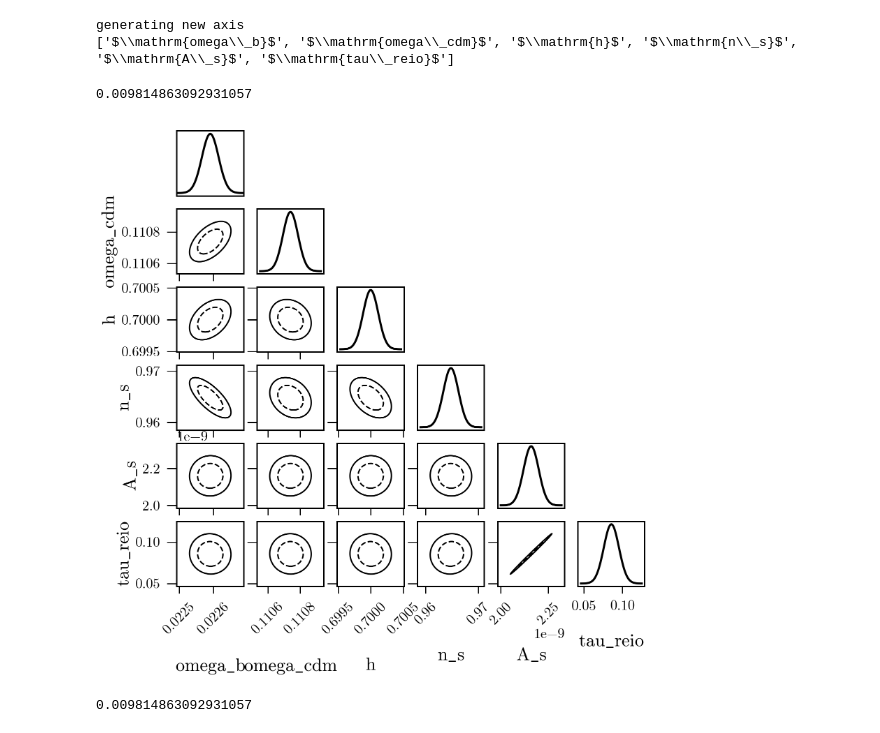
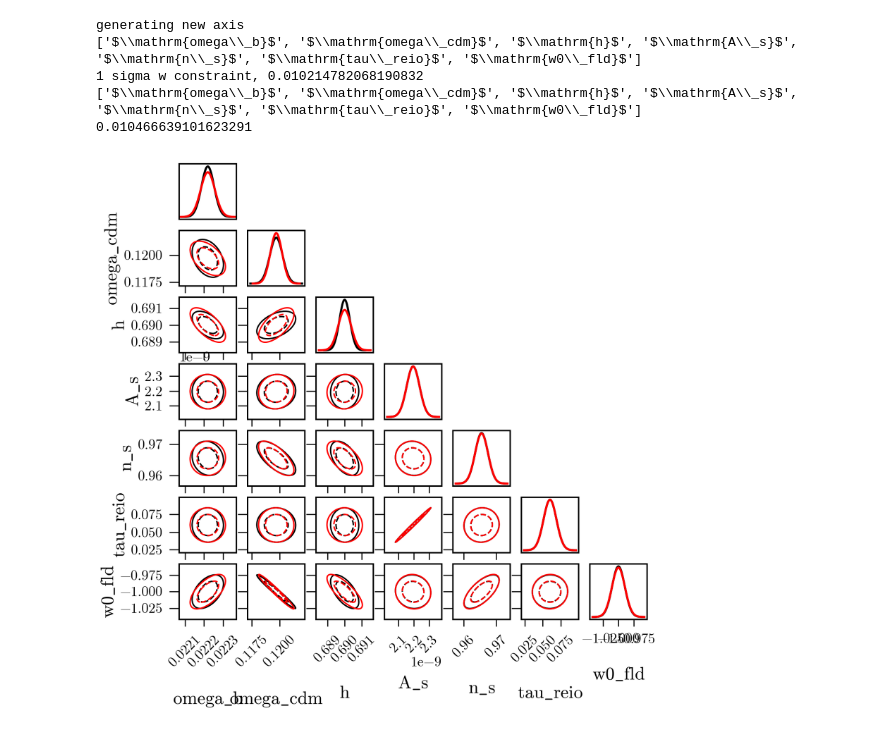
Before and after one commit to xzackli/fishchips-public, a Jupyter notebook: notebooks/Dark Energy Forecasts.ipynb, the cells around one changed output. Drawn from its saved outputs; the diff is of its cells as text; code cells hidden in the pictures.

```diff
--- a/notebooks/Dark Energy Forecasts.ipynb
+++ b/notebooks/Dark Energy Forecasts.ipynb
@@ -14,29 +49,33 @@ import matplotlib.pyplot as plt
 # %%
 # create an Observables object to store information for derivatives
-obs = Observables(parameters= ['omega_b', 'omega_cdm', 'h', 'n_s', 'A_s', 'tau_reio'],
-                  fiducial=[2.25905508e-02,   1.10739843e-01,   0.7,
-         9.64799673e-01,   2.16042894e-09,   8.57045188e-02],
-                  left=[2.15905508e-02,   1.00739843e-01,   0.7 - 0.02,
-         9.54799673e-01,   2.06042894e-09,   8.47045188e-02],
-                  right=[2.35905508e-02,   1.20739843e-01,   0.7 + 0.02,
-         9.74799673e-01,   2.26042894e-09,   8.67045188e-02])
+
+pars = np.array( ['omega_b', 'omega_cdm', 'h',  'A_s', 'n_s', 'tau_reio', 'w0_fld'])
+centers = np.array([0.02222,  0.1197,  0.69,  2.1955e-9, 0.9655, 0.06, -1])
+steps = np.array([0.0001,     0.001,    0.01,   0.01e-9, 0.005, 0.02, 0.1])
+
+big_obs = Observables(parameters=pars,
+                  fiducial=centers,
+                  left=centers-steps,
+                  right=centers+steps)
 
 # generate a template CLASS python wrapper configuration
 classy_template = {'output': 'tCl pCl lCl',
                    'l_max_scalars': 5000,
                    'lensing': 'yes',
-                   'non linear' : 'no'}
-# classy_template.update(fishchips.util.PRECISE_CLASS_DICT)
+                   'non linear' : 'no',
+                   'Omega_Lambda' : 0.0}
+classy_template.update(fishchips.util.PRECISE_CLASS_DICT)
+print(classy_template)
 
 # generate the fiducial cosmology
-obs.compute_cosmo(key='CLASS_fiducial', classy_dict=classy_template)
+big_obs.compute_cosmo(key='CLASS_fiducial', classy_dict=classy_template)
 
 # generate an observables dictionary, looping over parameters
-for par, par_left, par_right in zip(obs.parameters, obs.left, obs.right):
+for par, par_left, par_right in zip(big_obs.parameters, big_obs.left, big_obs.right):
     classy_left = classy_template.copy()
     classy_left[par] = par_left
     classy_right = classy_template.copy()
     classy_right[par] = par_right
     # pass the dictionaries full of configurations to get computed
-    obs.compute_cosmo(key=par + '_CLASS_left', classy_dict=classy_left)
-    obs.compute_cosmo(key=par + '_CLASS_right', classy_dict=classy_right)
+    big_obs.compute_cosmo(key=par + '_CLASS_left', classy_dict=classy_left)
+    big_obs.compute_cosmo(key=par + '_CLASS_right', classy_dict=classy_right)
@@ -81,14 +86,17 @@ array([[ 7.68833756e+09, -1.74254960e+09, -3.32850477e+08,
-# %%
-cov = np.linalg.inv(fisher)
-fig, ax = fishchips.util.plot_triangle(obs, cov);
-
-np.sqrt( cov[-1,-1] )
-# %% [output]
-generating new axis
-['$\\mathrm{omega\\_b}$', '$\\mathrm{omega\\_cdm}$', '$\\mathrm{h}$', '$\\mathrm{n\\_s}$', '$\\mathrm{A\\_s}$', '$\\mathrm{tau\\_reio}$']
-0.009814863092931057
-[figure, removed]
-# %%
-np.sqrt(cov[-1,-1])
-# %% [output]
-0.009814863092931057
+# %%
+fisher = np.sum( [exp.get_fisher(obs, lensed_Cl=False) for exp in s4], axis=0 )
+cov = np.linalg.inv(fisher)
+fig, ax = fishchips.util.plot_triangle(obs, cov);
+print('1 sigma w constraint,', np.sqrt( cov[-1,-1] ))
+
+fisher = np.sum( [exp.get_fisher(big_obs, lensed_Cl=False) for exp in s4], axis=0 )
+cov = np.linalg.inv(fisher)
+fig, ax = fishchips.util.plot_triangle(big_obs, cov, fig, ax, color='red');
+print(np.sqrt( cov[-1,-1] ))
+# %% [output]
+generating new axis
+['$\\mathrm{omega\\_b}$', '$\\mathrm{omega\\_cdm}$', '$\\mathrm{h}$', '$\\mathrm{A\\_s}$', '$\\mathrm{n\\_s}$', '$\\mathrm{tau\\_reio}$', '$\\mathrm{w0\\_fld}$']
+1 sigma w constraint, 0.010214782068190832
+['$\\mathrm{omega\\_b}$', '$\\mathrm{omega\\_cdm}$', '$\\mathrm{h}$', '$\\mathrm{A\\_s}$', '$\\mathrm{n\\_s}$', '$\\mathrm{tau\\_reio}$', '$\\mathrm{w0\\_fld}$']
+0.010466639101623291
+[figure, added]
```
Also changed, not shown: parts of 4 cells of this notebook.
